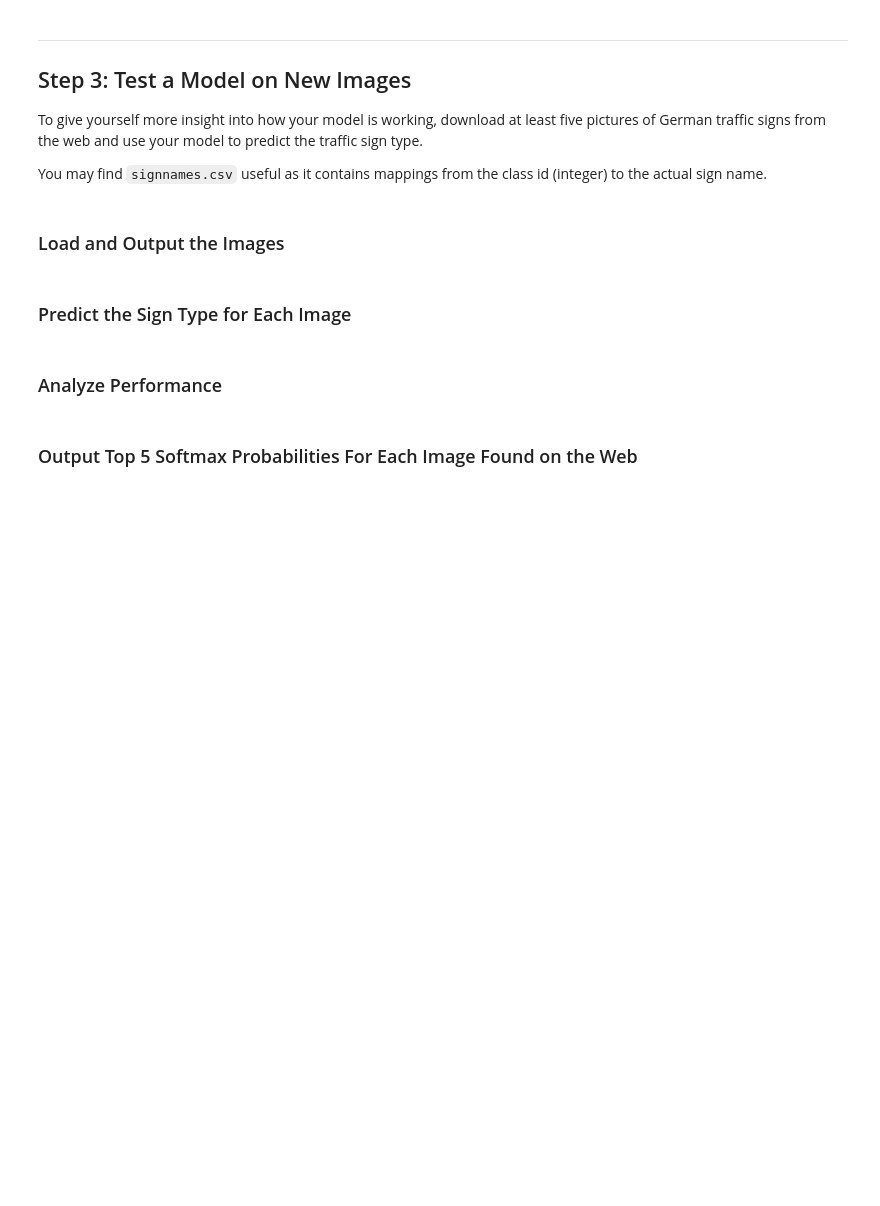
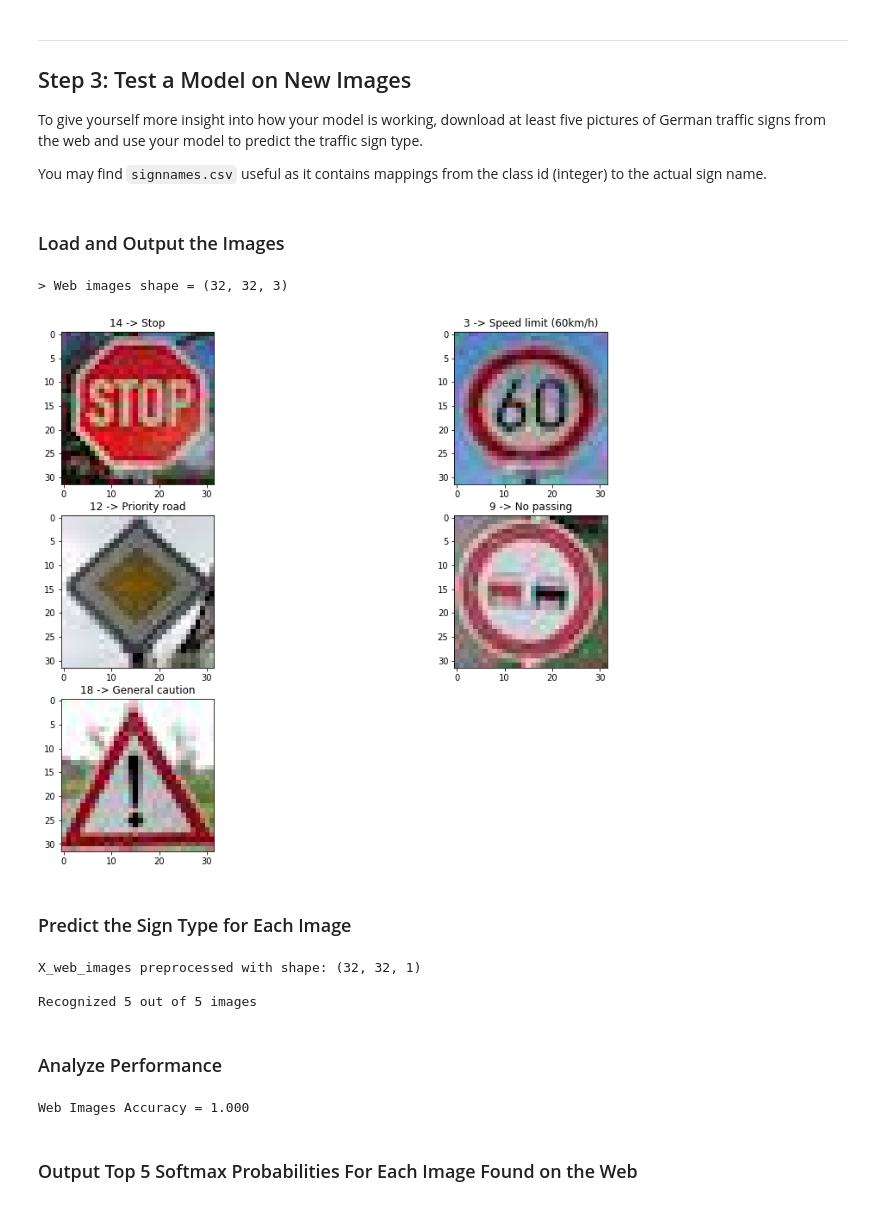
Before and after one commit to itornaza/sdc-traffic-signs, a Jupyter notebook: Traffic_Sign_Classifier.ipynb, the cells around one changed output. Saved outputs shown, nothing was run; the diff lists cells and outputs as text; code cells hidden in the pictures; blank space fills up the shorter version.

```diff
--- a/Traffic_Sign_Classifier.ipynb
+++ b/Traffic_Sign_Classifier.ipynb
@@ -441,14 +423,81 @@ You may find `signnames.csv` useful as it contains mappings from the class id (i
+# %%
+### Load the images and plot them here.
+### Feel free to use as many code cells as needed.
+from matplotlib.pyplot import figure, imshow
+import matplotlib.image as mpimg
+
+# Get the web images
+web_images = [
+    mpimg.imread("traffic-signs-web/tf-1.jpeg"),
+    mpimg.imread("traffic-signs-web/tf-2.jpeg"),
+    mpimg.imread("traffic-signs-web/tf-3.jpeg"),
+    mpimg.imread("traffic-signs-web/tf-4.jpeg"),
+    mpimg.imread("traffic-signs-web/tf-5.jpeg")
+]
+
+# Expected labels for the web images
+y_web_images = [14, 3, 12, 9, 18]
+n_web_images = len(y_web_images)
+
+def showImages(images, n_images):
+    """Display images horizontaly"""
+    fig = plt.figure(figsize=(15, 15))
+    for ix in range(1, n_images + 1):
+        sub = plt.subplot(4, 2, ix)
+        plt.title(str(y_web_images[ix - 1]) + " -> " +
+                  class_id_dict[str(y_web_images[ix - 1])])
+        imshow(images[ix - 1])
+
+# Display traffic signs along with their expected label
+showImages(web_images, n_web_images)
+print("> Web images shape = " + str(web_images[0].shape))
+# %% [output]
+> Web images shape = (32, 32, 3)
+[figure, added]
 # %% [markdown]
 ### Predict the Sign Type for Each Image
 # %%
 ### Run the predictions here and use the model to output the prediction for each image.
 ### Make sure to pre-process the images with the same pre-processing pipeline used earlier.
 ### Feel free to use as many code cells as needed.
+
+def imagesRecognized(accuracy):
+    """Map accuracy to number of images recognized"""
+    recognized_images = 0
+    if accuracy == 0.2:
+        recognized_images = 1
+    elif accuracy == 0.4:
+        recognized_images = 2
+    elif accuracy == 0.6:
+        recognized_images = 3
+    elif accuracy == 0.8:
+        recognized_images = 4
+    elif accuracy == 1.0:
+        recognized_images = 5
+    else:
+        recognized_images = 0
+    return recognized_images
+
+# Preprocessed images to classify
+X_web_images = np.zeros((5, 32, 32, 1))
+X_web_images = preprocessImage(web_images, n_web_images, "X_web_images")
+
+with tf.Session() as sess:
+    saver.restore(sess, tf.train.latest_checkpoint('.'))
+    web_images_accuracy = evaluate(X_web_images, y_web_images)
+    print("\nRecognized " + str(imagesRecognized(web_images_accuracy)) + " out of 5 images")
+# %% [output]
+X_web_images preprocessed with shape: (32, 32, 1)
+
+Recognized 5 out of 5 images
 # %% [markdown]
 ### Analyze Performance
 # %%
 ### Calculate the accuracy for these 5 new images.
 ### For example, if the model predicted 1 out of 5 signs correctly, it's 20% accurate on these new images.
+print("Web Images Accuracy = {:.3f}".format(web_images_accuracy))
+# %% [output]
+Web Images Accuracy = 1.000
 # %% [markdown]
 ### Output Top 5 Softmax Probabilities For Each Image Found on the Web
 # %% [markdown]
```
Also changed, not shown: parts of 5 cells of this notebook, 6 other files.
